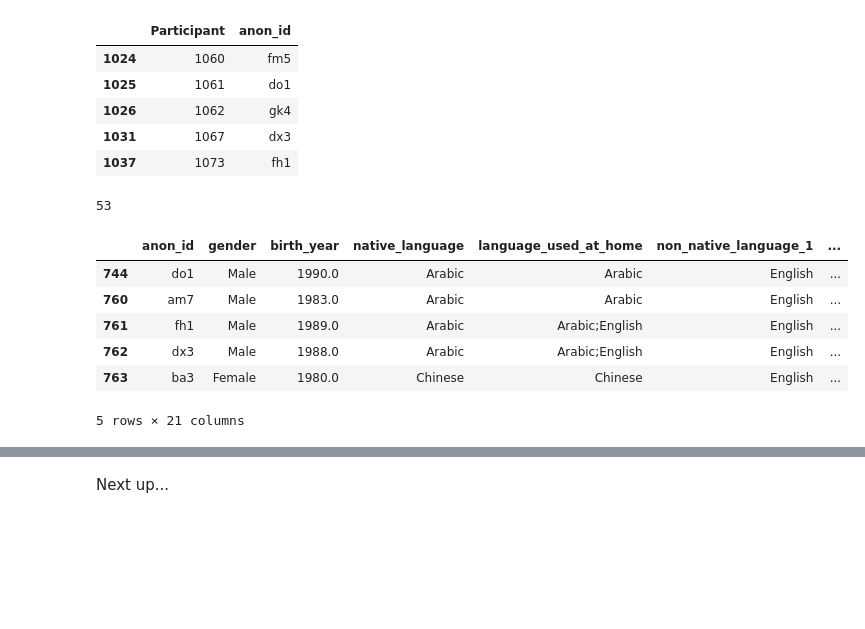
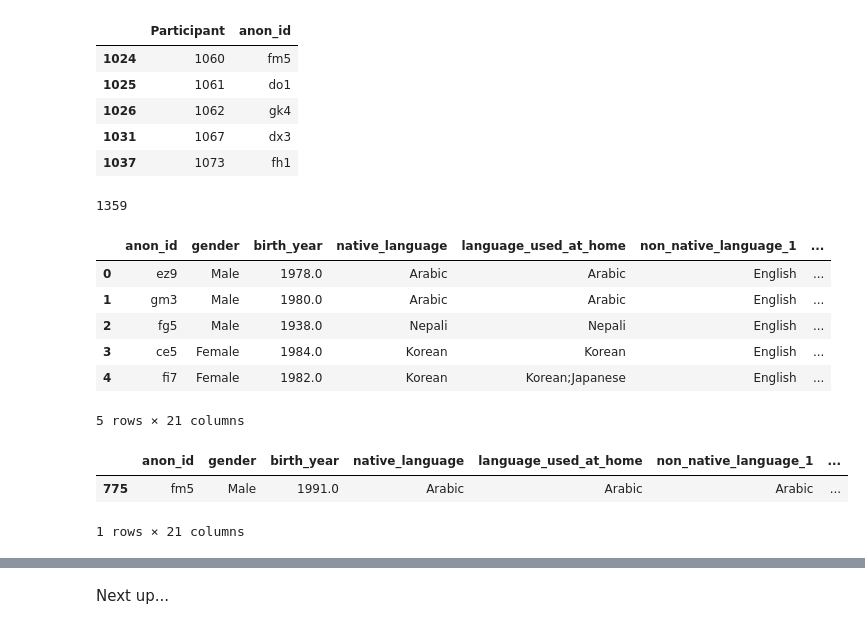
Before and after one commit to Data-Science-for-Linguists-2023/Morpheme-Acquisition-Analysis, a Jupyter notebook: notebooks/data_curation_cont.ipynb, the cells around one changed output, grey strips where cells are left out. Saved outputs shown, nothing was run; the diff lists cells and outputs as text; code cells hidden in the pictures; blank space fills up the shorter version.

```diff
--- a/notebooks/data_curation_cont.ipynb
+++ b/notebooks/data_curation_cont.ipynb
@@ -259,16 +258,21 @@ id_map.head()
 # %%
 # importing student information from publicly available PELIC data
 student_info = pd.read_csv("../data/student_information_speech.csv")
-# filtering
-student_info = student_info[student_info['anon_id'].isin(id_map['anon_id'])]
 print(len(student_info))
 student_info.head()
 # %% [output]
-53
+1359
 |  | anon_id | gender | birth_year | native_language | language_used_at_home | non_native_language_1 | ... |
-| 744 | do1 | Male | 1990.0 | Arabic | Arabic | English | ... |
-| 760 | am7 | Male | 1983.0 | Arabic | Arabic | English | ... |
-| 761 | fh1 | Male | 1989.0 | Arabic | Arabic;English | English | ... |
-| 762 | dx3 | Male | 1988.0 | Arabic | Arabic;English | English | ... |
-| 763 | ba3 | Female | 1980.0 | Chinese | Chinese | English | ... |
+| 0 | ez9 | Male | 1978.0 | Arabic | Arabic | English | ... |
+| 1 | gm3 | Male | 1980.0 | Arabic | Arabic | English | ... |
+| 2 | fg5 | Male | 1938.0 | Nepali | Nepali | English | ... |
+| 3 | ce5 | Female | 1984.0 | Korean | Korean | English | ... |
+| 4 | fi7 | Female | 1982.0 | Korean | Korean;Japanese | English | ... |
 5 rows × 21 columns
+# %%
+# checking an example of one of the participants
+student_info.loc[student_info['anon_id'] == 'fm5']
+# %% [output]
+|  | anon_id | gender | birth_year | native_language | language_used_at_home | non_native_language_1 | ... |
+| 775 | fm5 | Male | 1991.0 | Arabic | Arabic | Arabic | ... |
+1 rows × 21 columns
```
Also changed, not shown: parts of 15 cells of this notebook, 1 other file.
